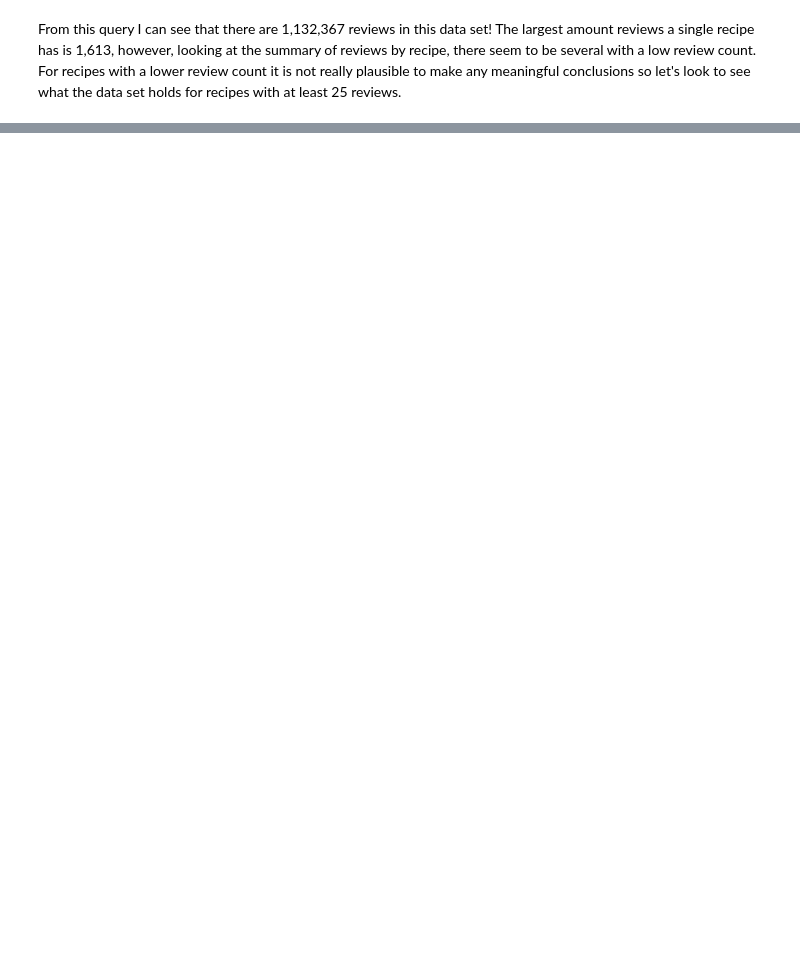
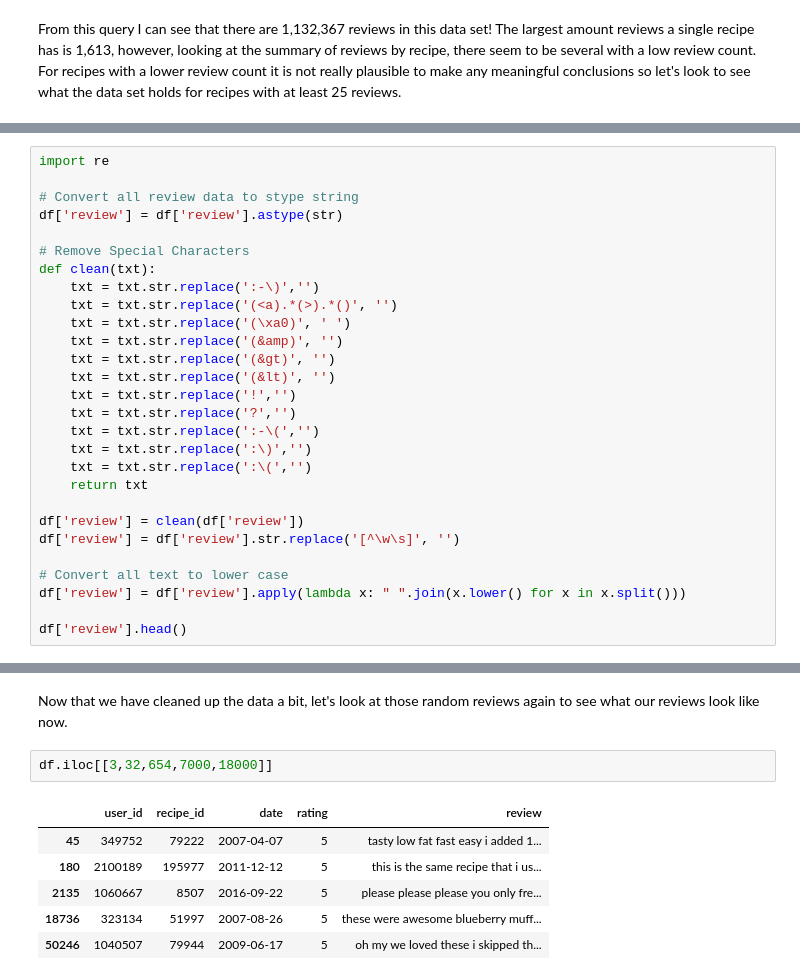
Before and after one commit to chillyssa/NLP-with-Deep-Learning-Project, a Jupyter notebook: project_part1.ipynb, the cells around one changed output, grey strips where cells are left out. Drawn from its saved outputs; the diff is of its cells as text; blank space fills up the shorter version.

```diff
--- a/project_part1.ipynb
+++ b/project_part1.ipynb
@@ -101,0 +129,28 @@ Name: recipe_id, Length: 5843, dtype: int64
+# %%
+import re
+
+# Convert all review data to stype string
+df['review'] = df['review'].astype(str)
+
+# Remove Special Characters
+def clean(txt):
+    txt = txt.str.replace(':-\)','')
+    txt = txt.str.replace('(<a).*(>).*()', '')
+    txt = txt.str.replace('(\xa0)', ' ')
+    txt = txt.str.replace('(&amp)', '')
+    txt = txt.str.replace('(&gt)', '')
+    txt = txt.str.replace('(&lt)', '')
+    txt = txt.str.replace('!','')
+    txt = txt.str.replace('?','')
+    txt = txt.str.replace(':-\(','')
+    txt = txt.str.replace(':\)','')
+    txt = txt.str.replace(':\(','')
+    return txt
+
+df['review'] = clean(df['review'])
+df['review'] = df['review'].str.replace('[^\w\s]', '')
+
+# Convert all text to lower case
+df['review'] = df['review'].apply(lambda x: " ".join(x.lower() for x in x.split()))
+
+df['review'].head()
@@ -101,0 +164,11 @@ Name: recipe_id, Length: 5843, dtype: int64
+# %% [markdown]
+Now that we have cleaned up the data a bit, let's look at those random reviews again to see what our reviews look like now.
+# %%
+df.iloc[[3,32,654,7000,18000]]
+# %% [output]
+|  | user_id | recipe_id | date | rating | review |
+| 45 | 349752 | 79222 | 2007-04-07 | 5 | tasty low fat fast easy i added 1... |
+| 180 | 2100189 | 195977 | 2011-12-12 | 5 | this is the same recipe that i us... |
+| 2135 | 1060667 | 8507 | 2016-09-22 | 5 | please please please you only fre... |
+| 18736 | 323134 | 51997 | 2007-08-26 | 5 | these were awesome blueberry muff... |
+| 50246 | 1040507 | 79944 | 2009-06-17 | 5 | oh my we loved these i skipped th... |
```
Also changed, not shown: parts of 9 cells of this notebook.
